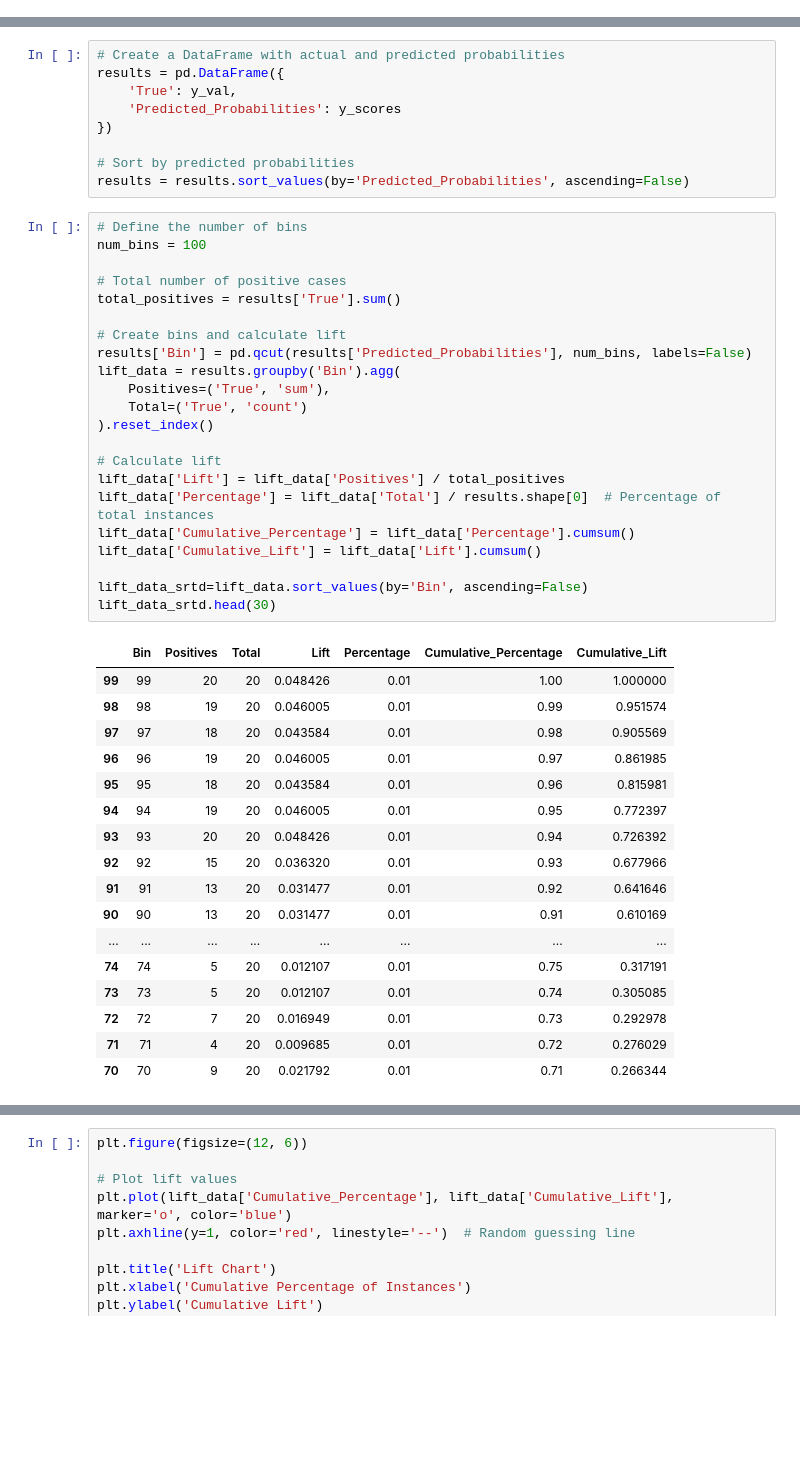
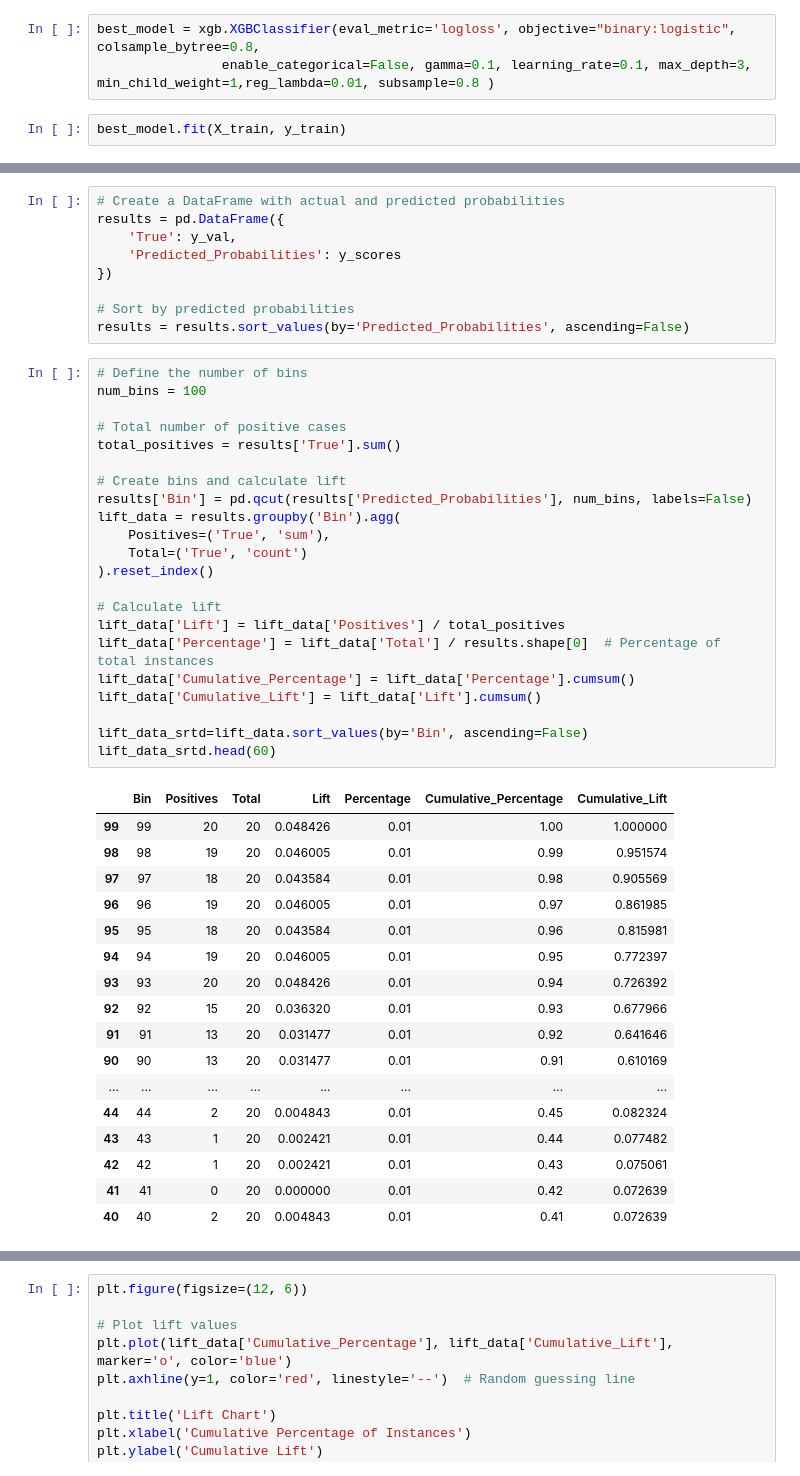
Before and after one commit to OlgaSoa/NAYA-Project4, a Jupyter notebook: Classification_project_Olga.ipynb, the cells around one changed output, grey strips where cells are left out. Drawn from its saved outputs; the diff is of its cells as text; blank space fills up the shorter version.

```diff
--- a/Classification_project_Olga.ipynb
+++ b/Classification_project_Olga.ipynb
@@ -528,3 +528,8 @@ XGBClassifier(base_score=None, booster=None, callbacks=None,
               max_leaves=None, min_child_weight=1, missing=nan,
               monotone_constraints=None, multi_strategy=None, n_estimators=None,
               n_jobs=None, num_parallel_tree=None, random_state=None, ...)
+# %%
+best_model = xgb.XGBClassifier(eval_metric='logloss', objective="binary:logistic", colsample_bytree=0.8,
+                enable_categorical=False, gamma=0.1, learning_rate=0.1, max_depth=3, min_child_weight=1,reg_lambda=0.01, subsample=0.8 )
+# %%
+best_model.fit(X_train, y_train)
@@ -656,36 +724,36 @@ num_bins = 100
 # Total number of positive cases
 total_positives = results['True'].sum()
 
 # Create bins and calculate lift
 results['Bin'] = pd.qcut(results['Predicted_Probabilities'], num_bins, labels=False)
 lift_data = results.groupby('Bin').agg(
     Positives=('True', 'sum'),
     Total=('True', 'count')
 ).reset_index()
 
 # Calculate lift
 lift_data['Lift'] = lift_data['Positives'] / total_positives
 lift_data['Percentage'] = lift_data['Total'] / results.shape[0]  # Percentage of total instances
 lift_data['Cumulative_Percentage'] = lift_data['Percentage'].cumsum()
 lift_data['Cumulative_Lift'] = lift_data['Lift'].cumsum()
 
 lift_data_srtd=lift_data.sort_values(by='Bin', ascending=False)
-lift_data_srtd.head(30)
+lift_data_srtd.head(60)
 # %% [output]
 |  | Bin | Positives | Total | Lift | Percentage | Cumulative_Percentage | Cumulative_Lift |
 | 99 | 99 | 20 | 20 | 0.048426 | 0.01 | 1.00 | 1.000000 |
 | 98 | 98 | 19 | 20 | 0.046005 | 0.01 | 0.99 | 0.951574 |
 | 97 | 97 | 18 | 20 | 0.043584 | 0.01 | 0.98 | 0.905569 |
 | 96 | 96 | 19 | 20 | 0.046005 | 0.01 | 0.97 | 0.861985 |
 | 95 | 95 | 18 | 20 | 0.043584 | 0.01 | 0.96 | 0.815981 |
 | 94 | 94 | 19 | 20 | 0.046005 | 0.01 | 0.95 | 0.772397 |
 | 93 | 93 | 20 | 20 | 0.048426 | 0.01 | 0.94 | 0.726392 |
 | 92 | 92 | 15 | 20 | 0.036320 | 0.01 | 0.93 | 0.677966 |
 | 91 | 91 | 13 | 20 | 0.031477 | 0.01 | 0.92 | 0.641646 |
 | 90 | 90 | 13 | 20 | 0.031477 | 0.01 | 0.91 | 0.610169 |
 | ... | ... | ... | ... | ... | ... | ... | ... |
-| 74 | 74 | 5 | 20 | 0.012107 | 0.01 | 0.75 | 0.317191 |
-| 73 | 73 | 5 | 20 | 0.012107 | 0.01 | 0.74 | 0.305085 |
-| 72 | 72 | 7 | 20 | 0.016949 | 0.01 | 0.73 | 0.292978 |
-| 71 | 71 | 4 | 20 | 0.009685 | 0.01 | 0.72 | 0.276029 |
-| 70 | 70 | 9 | 20 | 0.021792 | 0.01 | 0.71 | 0.266344 |
+| 44 | 44 | 2 | 20 | 0.004843 | 0.01 | 0.45 | 0.082324 |
+| 43 | 43 | 1 | 20 | 0.002421 | 0.01 | 0.44 | 0.077482 |
+| 42 | 42 | 1 | 20 | 0.002421 | 0.01 | 0.43 | 0.075061 |
+| 41 | 41 | 0 | 20 | 0.000000 | 0.01 | 0.42 | 0.072639 |
+| 40 | 40 | 2 | 20 | 0.004843 | 0.01 | 0.41 | 0.072639 |
```
Also changed, not shown: parts of 13 cells of this notebook.
